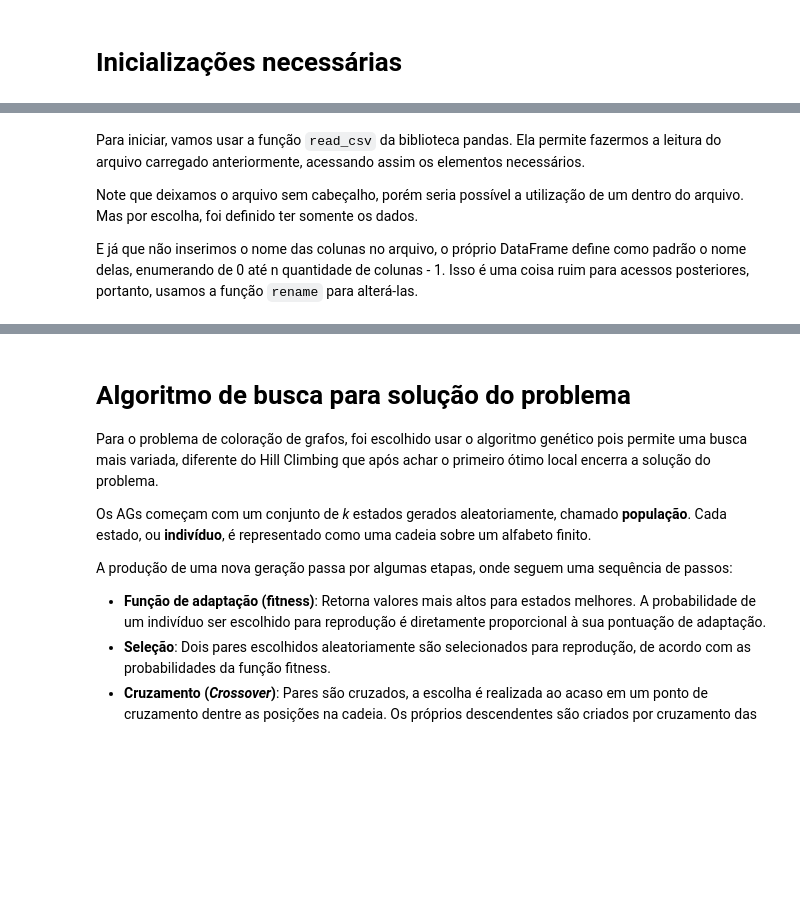
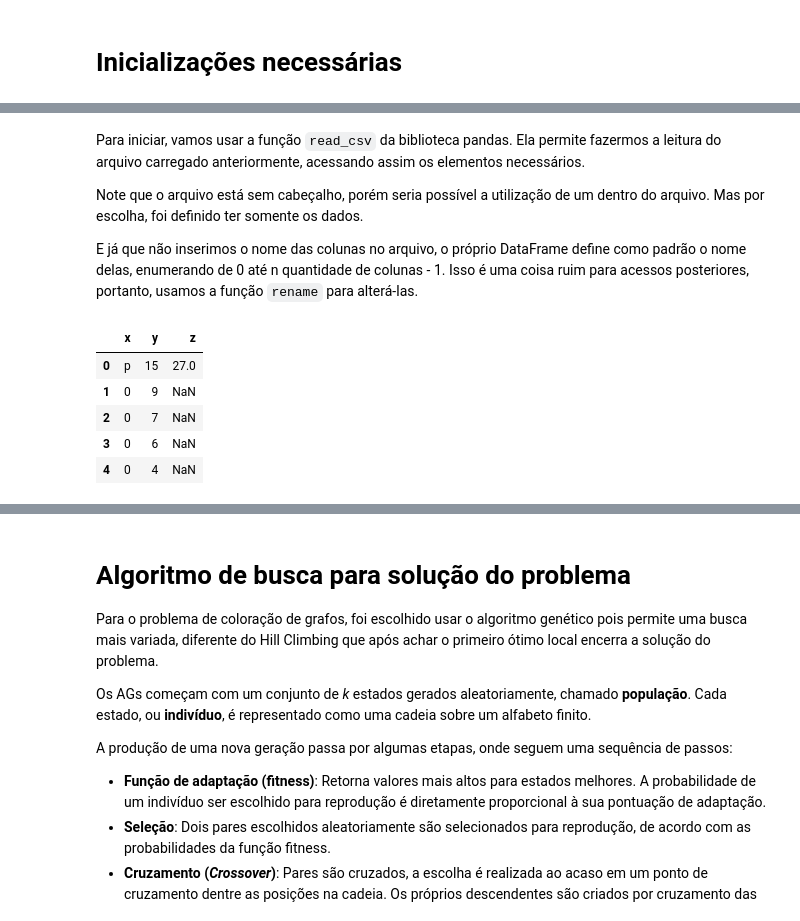
Before and after one commit to gabcastro/Unisinos-IA-Exercicios, a Jupyter notebook: Trabalho_GA/GA_ia.ipynb, the cells around one changed output, grey strips where cells are left out. Cells and saved outputs as stored; diff of their text form; code cells hidden in the pictures; blank space fills up the shorter version.

```diff
--- a/Trabalho_GA/GA_ia.ipynb
+++ b/Trabalho_GA/GA_ia.ipynb
@@ -60,6 +65,6 @@ Saving conencted_countries.txt to conencted_countries (1).txt
 # %% [markdown]
 Para iniciar, vamos usar a função `read_csv` da biblioteca pandas. Ela permite fazermos a leitura do arquivo carregado anteriormente, acessando assim os elementos necessários.
 
-Note que deixamos o arquivo sem cabeçalho, porém seria possível a utilização de um dentro do arquivo. Mas por escolha, foi definido ter somente os dados.
+Note que o arquivo está sem cabeçalho, porém seria possível a utilização de um dentro do arquivo. Mas por escolha, foi definido ter somente os dados.
 
 E já que não inserimos o nome das colunas no arquivo, o próprio DataFrame define como padrão o nome delas, enumerando de 0 até n quantidade de colunas - 1. Isso é uma coisa ruim para acessos posteriores, portanto, usamos a função `rename` para alterá-las.
@@ -72,3 +71,27 @@ df.rename(columns={
+# %%
+# comment if local run
+df = pd.read_csv(io.BytesIO(uploaded_countries['connected_countries.txt']), header=None, delim_whitespace=True)
+df.rename(columns={
+    0: 'x',
+    1: 'y',
+    2: 'z'
+}, inplace=True)
+
+# uncomment if local run
+# df = pd.read_csv('D:\\Repositórios\\GitHub\\Personal\\Unisinos-IA-Exercicios\\Trabalho_GA\\connected_countries.txt', header=None, delim_whitespace=True)
+# df.rename(columns={
+#     0: 'x_country',
+#     1: 'y_country'
+# }, inplace=True)
+# %%
+df.head()
+# %% [output]
+|  | x | y | z |
+| 0 | p | 15 | 27.0 |
+| 1 | 0 | 9 | NaN |
+| 2 | 0 | 7 | NaN |
+| 3 | 0 | 6 | NaN |
+| 4 | 0 | 4 | NaN |
 # %% [markdown]
 Com os dados já armazenados no DataFrame, passamos a separá-los em duas estruturas de dados:
 *   Tupla para a definição do problema (quantidade de nós e arestas);
```
Also changed, not shown: parts of 21 cells of this notebook, 7 other files.
